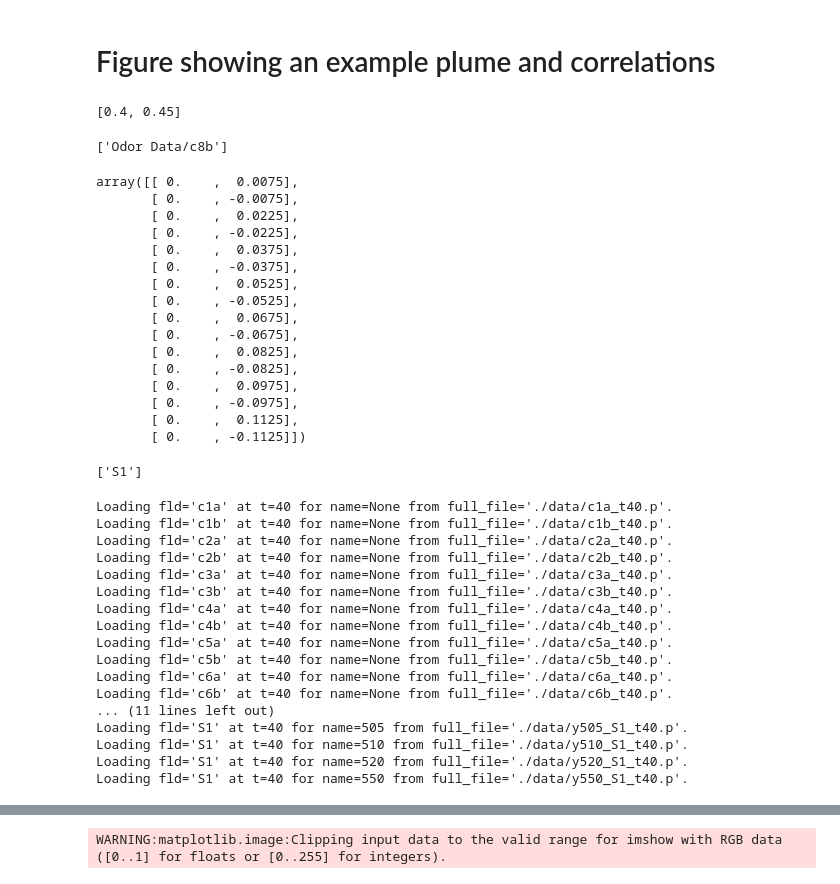
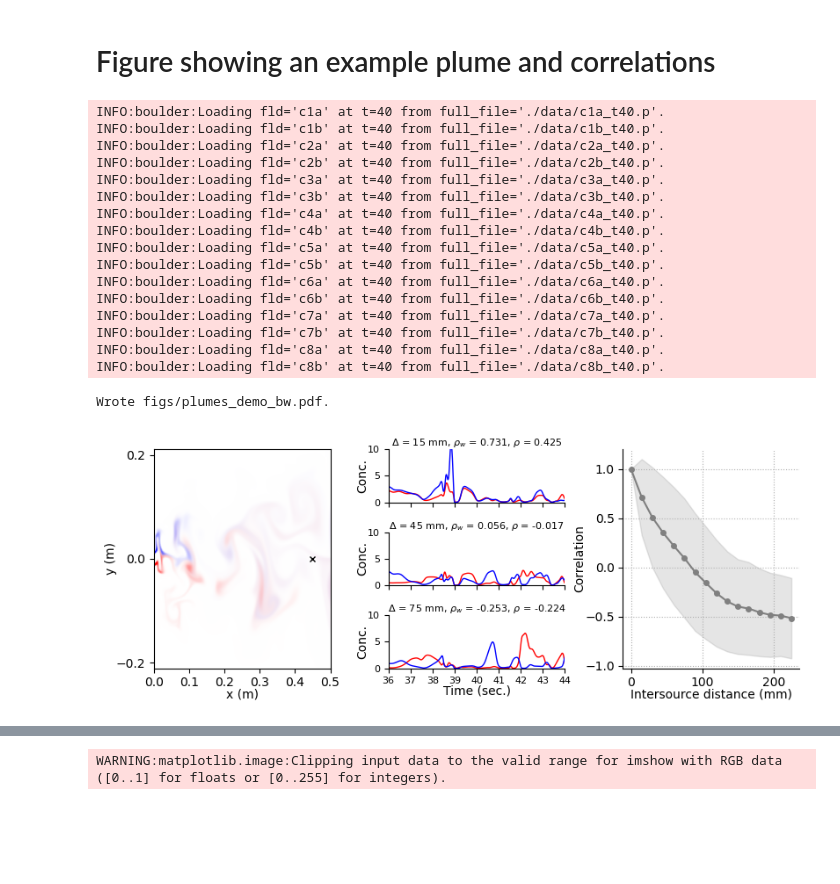
Before and after one commit to stootoon/fisher-plumes, a Jupyter notebook: make_figs.ipynb, the cells around one changed output, grey strips where cells are left out. Drawn from its saved outputs; the diff is of its cells as text; code cells hidden in the pictures; blank space fills up the shorter version.

Commit message:
Plume demo figs are now plotting uniformly.

```diff
--- a/make_figs.ipynb
+++ b/make_figs.ipynb
@@ -27,7 +27,7 @@ import fisher_plumes_fig_tools as fpft; reload(fpft)
 import fisher_plumes as fp;             reload(fp)
 FisherPlumes = fp.FisherPlumes
 
-force_reload = False
+force_reload = True
 if force_reload or ('Fbw' not in locals()):
     pairs_mode = "unsigned"
     Fbw = FisherPlumes("boulder16", which_coords = [(0.45, 0.5)], py_mode = "relative", suffix = 'wideDomain.old',pairs_mode = pairs_mode, n_bootstraps = 50, random_seed = 0)
@@ -145,53 +106,25 @@ logging.getLogger("boulder").setLevel(logging.DEBUG)
-# %%
-Fcr.sim0.source
-# %% [output]
-[0.4, 0.45]
-# %%
-Fbw.sim0.fields
-# %% [output]
-['Odor Data/c8b']
-# %%
-Fbw.sim0.source
-# %% [output]
-array([[ 0.    ,  0.0075],
-       [ 0.    , -0.0075],
-       [ 0.    ,  0.0225],
-       [ 0.    , -0.0225],
-       [ 0.    ,  0.0375],
-       [ 0.    , -0.0375],
-       [ 0.    ,  0.0525],
-       [ 0.    , -0.0525],
-       [ 0.    ,  0.0675],
-       [ 0.    , -0.0675],
-       [ 0.    ,  0.0825],
-       [ 0.    , -0.0825],
-       [ 0.    ,  0.0975],
-       [ 0.    , -0.0975],
-       [ 0.    ,  0.1125],
-       [ 0.    , -0.1125]])
-# %%
-Fcr.sim0.fields
-# %% [output]
-['S1']
-# %%
-t_snapshot = 40;
-boulder_fields = {(i,ab): load_field(f"c{i}{ab}", t_snapshot) for i in range(1,9) for ab in "ab"};
-crick_fields   = {yval: load_field("S1", t_snapshot, name=yval) for yval in Fcr.yvals//1000}
-# %% [output]
-Loading fld='c1a' at t=40 for name=None from full_file='./data/c1a_t40.p'.
-Loading fld='c1b' at t=40 for name=None from full_file='./data/c1b_t40.p'.
-Loading fld='c2a' at t=40 for name=None from full_file='./data/c2a_t40.p'.
-Loading fld='c2b' at t=40 for name=None from full_file='./data/c2b_t40.p'.
-Loading fld='c3a' at t=40 for name=None from full_file='./data/c3a_t40.p'.
-Loading fld='c3b' at t=40 for name=None from full_file='./data/c3b_t40.p'.
-Loading fld='c4a' at t=40 for name=None from full_file='./data/c4a_t40.p'.
-Loading fld='c4b' at t=40 for name=None from full_file='./data/c4b_t40.p'.
-Loading fld='c5a' at t=40 for name=None from full_file='./data/c5a_t40.p'.
-Loading fld='c5b' at t=40 for name=None from full_file='./data/c5b_t40.p'.
-Loading fld='c6a' at t=40 for name=None from full_file='./data/c6a_t40.p'.
-Loading fld='c6b' at t=40 for name=None from full_file='./data/c6b_t40.p'.
-... (11 lines left out)
-Loading fld='S1' at t=40 for name=505 from full_file='./data/y505_S1_t40.p'.
-Loading fld='S1' at t=40 for name=510 from full_file='./data/y510_S1_t40.p'.
-Loading fld='S1' at t=40 for name=520 from full_file='./data/y520_S1_t40.p'.
-Loading fld='S1' at t=40 for name=550 from full_file='./data/y550_S1_t40.p'.
+# %%
+reload(fpf)
+ax_plume, ax_traces, ax_corr = fpf.plot_plumes_demo(Fbw, 40, [-7500, 7500], y_lim = (0,10.01), dt = 1)
+ax_plume.set_yticks([-0.2, 0, 0.2])
+file_name = f"figs/plumes_demo_bw.pdf"
+PLOT and (savefig(file_name, bbox_inches='tight'), print(f"Wrote {file_name}."));
+# %% [output]
+INFO:boulder:Loading fld='c1a' at t=40 from full_file='./data/c1a_t40.p'.
+INFO:boulder:Loading fld='c1b' at t=40 from full_file='./data/c1b_t40.p'.
+INFO:boulder:Loading fld='c2a' at t=40 from full_file='./data/c2a_t40.p'.
+INFO:boulder:Loading fld='c2b' at t=40 from full_file='./data/c2b_t40.p'.
+INFO:boulder:Loading fld='c3a' at t=40 from full_file='./data/c3a_t40.p'.
+INFO:boulder:Loading fld='c3b' at t=40 from full_file='./data/c3b_t40.p'.
+INFO:boulder:Loading fld='c4a' at t=40 from full_file='./data/c4a_t40.p'.
+INFO:boulder:Loading fld='c4b' at t=40 from full_file='./data/c4b_t40.p'.
+INFO:boulder:Loading fld='c5a' at t=40 from full_file='./data/c5a_t40.p'.
+INFO:boulder:Loading fld='c5b' at t=40 from full_file='./data/c5b_t40.p'.
+INFO:boulder:Loading fld='c6a' at t=40 from full_file='./data/c6a_t40.p'.
+INFO:boulder:Loading fld='c6b' at t=40 from full_file='./data/c6b_t40.p'.
+INFO:boulder:Loading fld='c7a' at t=40 from full_file='./data/c7a_t40.p'.
+INFO:boulder:Loading fld='c7b' at t=40 from full_file='./data/c7b_t40.p'.
+INFO:boulder:Loading fld='c8a' at t=40 from full_file='./data/c8a_t40.p'.
+INFO:boulder:Loading fld='c8b' at t=40 from full_file='./data/c8b_t40.p'.
+Wrote figs/plumes_demo_bw.pdf.
+[figure, added]
```
Also changed, not shown: parts of 12 cells of this notebook, 4 other files.
